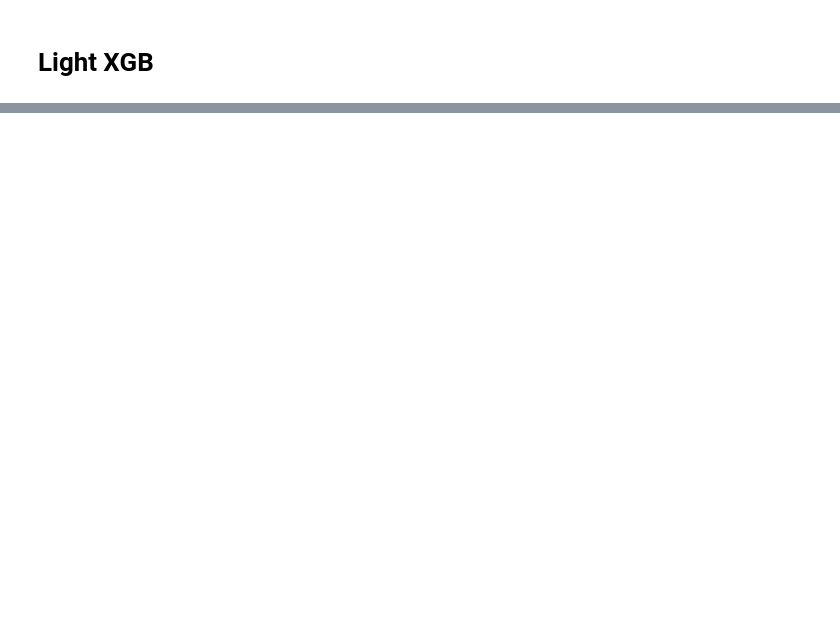
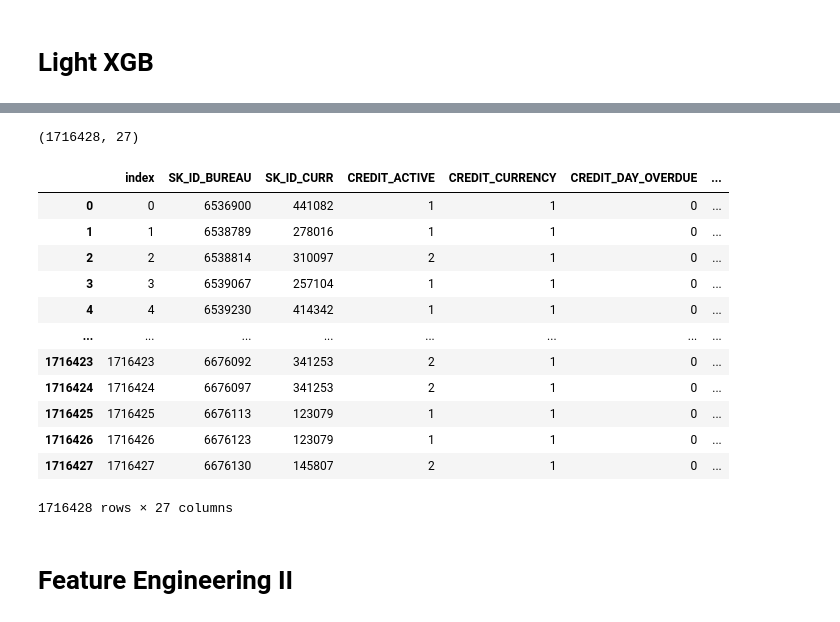
Before and after one commit to gkukse/Home-Credit-Default-Risk, a Jupyter notebook: bureau.ipynb, the cells around one changed output, grey strips where cells are left out. Drawn from its saved outputs; the diff is of its cells as text; code cells hidden in the pictures; blank space fills up the shorter version.

```diff
--- a/bureau.ipynb
+++ b/bureau.ipynb
@@ -387,0 +338,25 @@ y_pred_proba = pipeline.predict_proba(X_test)[:, 1]
+# %%
+es = ft.EntitySet(id='bureau_data')
+
+es = es.add_dataframe(dataframe_name='bureau',
+                      dataframe=bureau,
+                      index='SK_ID_BUREAU')
+
+es = es.add_dataframe(dataframe_name='bureau_balance',
+                      dataframe=bureau_balance.drop(columns='MONTHS_BALANCE'),
+                      make_index=True,
+                      index='index')
+
+es = es.add_relationship(parent_dataframe_name='bureau',
+                         parent_column_name='SK_ID_BUREAU',
+                         child_dataframe_name='bureau_balance',
+                         child_column_name='SK_ID_BUREAU')
+
+bureau_feature_matrix, feature_defs = ft.dfs(entityset=es,
+                                      target_dataframe_name='bureau',
+                                      agg_primitives=['mean', 'sum', 'count', 'std', 'max', 'min']
+                                      )
+
+
+bureau_feature_matrix = bureau_feature_matrix.reset_index()
+bureau_feature_matrix.shape
@@ -387,0 +365,10 @@ y_pred_proba = pipeline.predict_proba(X_test)[:, 1]
+# %%
+bureau_feature_matrix = duckdb.query("""
+  SELECT A.*, B.Duration
+  FROM bureau_feature_matrix A
+  LEFT JOIN (
+    SELECT SK_ID_BUREAU, MAX(MONTHS_BALANCE) - MIN(MONTHS_BALANCE) AS Duration
+    FROM bureau_balance
+    GROUP BY SK_ID_BUREAU
+    ) B ON A.SK_ID_BUREAU = B.SK_ID_BUREAU
+  """).to_df()
@@ -387,0 +405,5 @@ y_pred_proba = pipeline.predict_proba(X_test)[:, 1]
+# %%
+variances = bureau_feature_matrix.drop(columns=['CREDIT_TYPE']).var()
+zero_variances = variances[(variances == 0) | variances.isna()].index.tolist()
+
+bureau_feature_matrix[zero_variances]#.drop_duplicates()
@@ -387,0 +424,24 @@ y_pred_proba = pipeline.predict_proba(X_test)[:, 1]
+# %%
+bureau_feature_matrix.drop(columns=zero_variances, inplace = True)
+# %%
+bureau_feature_matrix.shape
+# %% [output]
+(1716428, 27)
+# %%
+bureau_feature_matrix
+# %% [output]
+|  | index | SK_ID_BUREAU | SK_ID_CURR | CREDIT_ACTIVE | CREDIT_CURRENCY | CREDIT_DAY_OVERDUE | ... |
+| 0 | 0 | 6536900 | 441082 | 1 | 1 | 0 | ... |
+| 1 | 1 | 6538789 | 278016 | 1 | 1 | 0 | ... |
+| 2 | 2 | 6538814 | 310097 | 2 | 1 | 0 | ... |
+| 3 | 3 | 6539067 | 257104 | 1 | 1 | 0 | ... |
+| 4 | 4 | 6539230 | 414342 | 1 | 1 | 0 | ... |
+| ... | ... | ... | ... | ... | ... | ... | ... |
+| 1716423 | 1716423 | 6676092 | 341253 | 2 | 1 | 0 | ... |
+| 1716424 | 1716424 | 6676097 | 341253 | 2 | 1 | 0 | ... |
+| 1716425 | 1716425 | 6676113 | 123079 | 1 | 1 | 0 | ... |
+| 1716426 | 1716426 | 6676123 | 123079 | 1 | 1 | 0 | ... |
+| 1716427 | 1716427 | 6676130 | 145807 | 2 | 1 | 0 | ... |
+1716428 rows × 27 columns
+# %% [markdown]
+# Feature Engineering II
```
Also changed, not shown: parts of 59 cells of this notebook.
